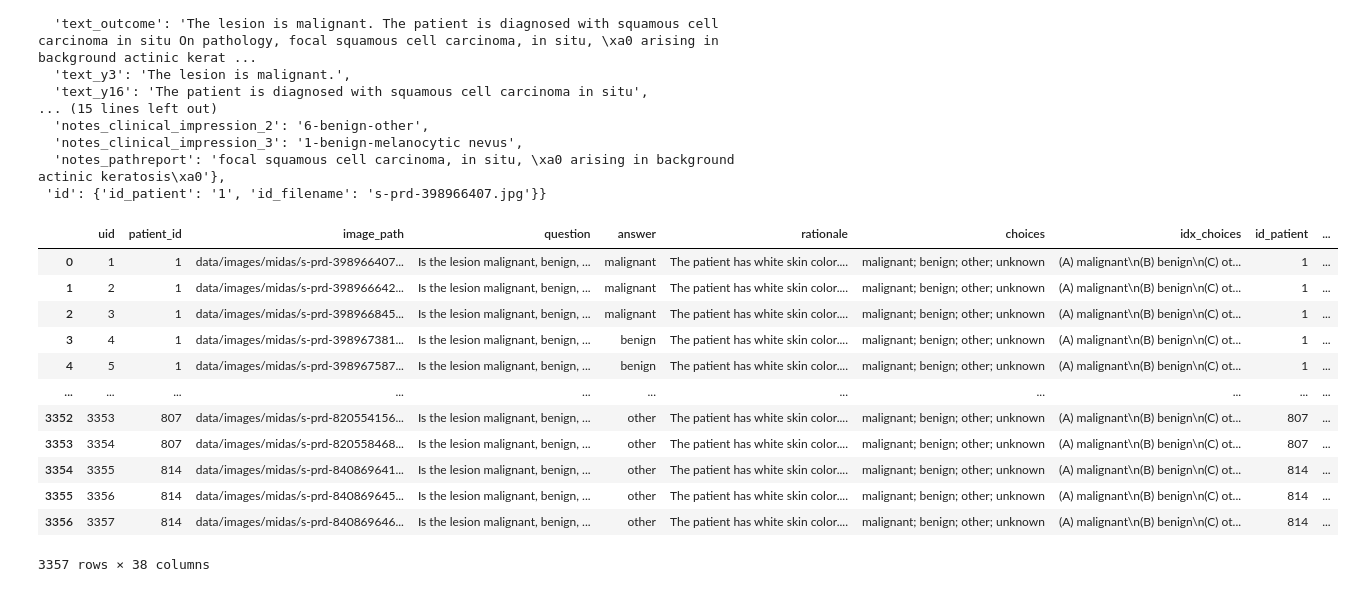
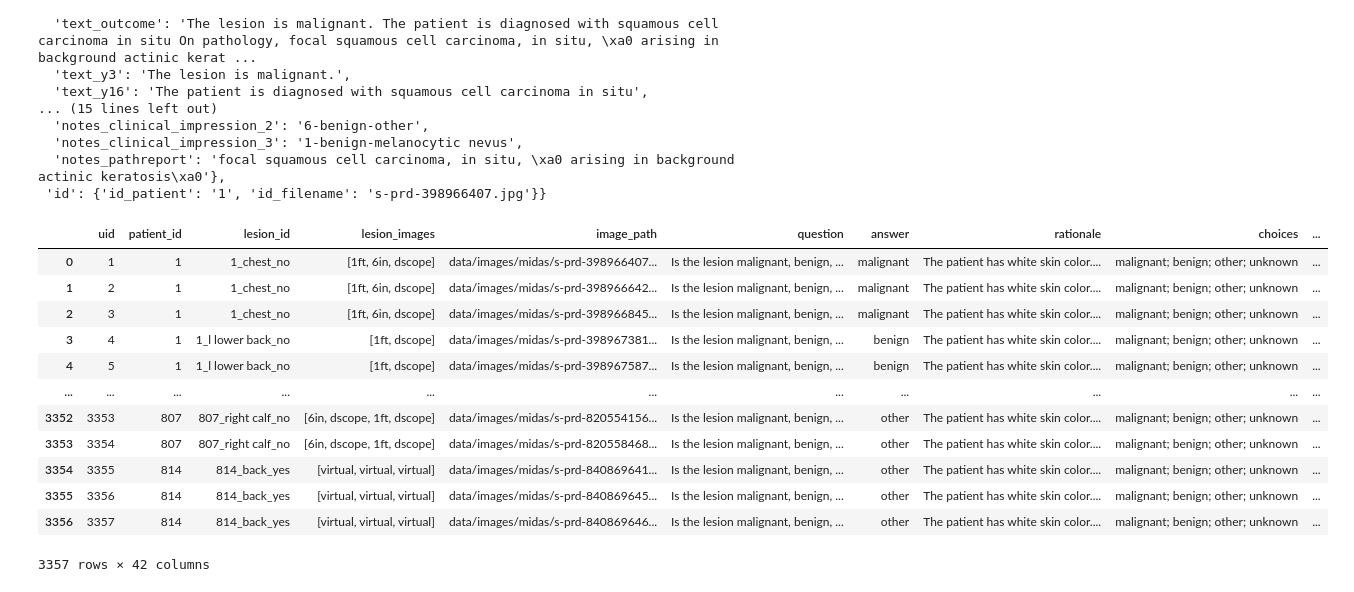
Before and after one commit to JiaxingQiu/derm_vlms, a Jupyter notebook: data_utils/data_process.ipynb, the cells around one changed output. Saved outputs shown, nothing was run; the diff lists cells and outputs as text; code cells hidden in the pictures.

Commit message:
add lesion id and image types per lesion

```diff
--- a/data_utils/data_process.ipynb
+++ b/data_utils/data_process.ipynb
@@ -60,46 +60,47 @@ train_dataset[0]
 # %%
 # # read train.parquet
 # tmp_df = pd.read_parquet("train.parquet")
 # tmp_df.head()
 # tmp_df['choices'].value_counts()
 # tmp_df['idx_choices'].value_counts()
 
 
 df = pd.concat([train_df, val_df, test_df], ignore_index=True)
 df.reset_index(drop=True, inplace=True)
 df['uid'] = df.index + 1
 df['uid'] = df['uid'].astype(int)
 df['patient_id'] = df['id_patient']
+df['lesion_id'] = df['id_lesion']
+df['lesion_images'] = df['id_lesion_images']
 df['image_path'] = "data/images/midas/" + df['id_actual_filename']
 df['question'] = "Is the lesion malignant, benign, or other?"
 df['answer'] = df['y3']
 df['rationale'] = df['text_x_skincolor'] + " " +  df['text_x_skintone'] + " " + df['text_x_location']
 df['choices'] = "malignant; benign; other; unknown"
 df['idx_choices'] = "(A) malignant\n(B) benign\n(C) other\n(D) unknown"
 df.head()
 
-keep_cols = ['uid', 'patient_id', 'image_path', 'question', 'answer', 'rationale', 'choices', 'idx_choices']
+keep_cols = ['uid', 'patient_id', 'lesion_id', 'lesion_images', 'image_path', 'question', 'answer', 'rationale', 'choices', 'idx_choices']
 other_cols = df.columns[~df.columns.isin(keep_cols)]
 cols2remove = ["text_full", "text_outcome", "id_actual_filename", "id_filename"]
 df = df[keep_cols + list(other_cols[~other_cols.isin(cols2remove)])]
-# save to parquet
-# df.to_parquet("data_share/midas_share.parquet", index=False)
 
-# df
+df.to_parquet("data_share/midas_share.parquet", index=False)
+df
 # %% [output]
-|  | uid | patient_id | image_path | question | answer | rationale | choices | idx_choices | id_patient | ... |
-| 0 | 1 | 1 | data/images/midas/s-prd-398966407... | Is the lesion malignant, benign, ... | malignant | The patient has white skin color.... | malignant; benign; other; unknown | (A) malignant\n(B) benign\n(C) ot... | 1 | ... |
-| 1 | 2 | 1 | data/images/midas/s-prd-398966642... | Is the lesion malignant, benign, ... | malignant | The patient has white skin color.... | malignant; benign; other; unknown | (A) malignant\n(B) benign\n(C) ot... | 1 | ... |
-| 2 | 3 | 1 | data/images/midas/s-prd-398966845... | Is the lesion malignant, benign, ... | malignant | The patient has white skin color.... | malignant; benign; other; unknown | (A) malignant\n(B) benign\n(C) ot... | 1 | ... |
-| 3 | 4 | 1 | data/images/midas/s-prd-398967381... | Is the lesion malignant, benign, ... | benign | The patient has white skin color.... | malignant; benign; other; unknown | (A) malignant\n(B) benign\n(C) ot... | 1 | ... |
-| 4 | 5 | 1 | data/images/midas/s-prd-398967587... | Is the lesion malignant, benign, ... | benign | The patient has white skin color.... | malignant; benign; other; unknown | (A) malignant\n(B) benign\n(C) ot... | 1 | ... |
+|  | uid | patient_id | lesion_id | lesion_images | image_path | question | answer | rationale | choices | ... |
+| 0 | 1 | 1 | 1_chest_no | [1ft, 6in, dscope] | data/images/midas/s-prd-398966407... | Is the lesion malignant, benign, ... | malignant | The patient has white skin color.... | malignant; benign; other; unknown | ... |
+| 1 | 2 | 1 | 1_chest_no | [1ft, 6in, dscope] | data/images/midas/s-prd-398966642... | Is the lesion malignant, benign, ... | malignant | The patient has white skin color.... | malignant; benign; other; unknown | ... |
+| 2 | 3 | 1 | 1_chest_no | [1ft, 6in, dscope] | data/images/midas/s-prd-398966845... | Is the lesion malignant, benign, ... | malignant | The patient has white skin color.... | malignant; benign; other; unknown | ... |
+| 3 | 4 | 1 | 1_l lower back_no | [1ft, dscope] | data/images/midas/s-prd-398967381... | Is the lesion malignant, benign, ... | benign | The patient has white skin color.... | malignant; benign; other; unknown | ... |
+| 4 | 5 | 1 | 1_l lower back_no | [1ft, dscope] | data/images/midas/s-prd-398967587... | Is the lesion malignant, benign, ... | benign | The patient has white skin color.... | malignant; benign; other; unknown | ... |
 | ... | ... | ... | ... | ... | ... | ... | ... | ... | ... | ... |
-| 3352 | 3353 | 807 | data/images/midas/s-prd-820554156... | Is the lesion malignant, benign, ... | other | The patient has white skin color.... | malignant; benign; other; unknown | (A) malignant\n(B) benign\n(C) ot... | 807 | ... |
-| 3353 | 3354 | 807 | data/images/midas/s-prd-820558468... | Is the lesion malignant, benign, ... | other | The patient has white skin color.... | malignant; benign; other; unknown | (A) malignant\n(B) benign\n(C) ot... | 807 | ... |
-| 3354 | 3355 | 814 | data/images/midas/s-prd-840869641... | Is the lesion malignant, benign, ... | other | The patient has white skin color.... | malignant; benign; other; unknown | (A) malignant\n(B) benign\n(C) ot... | 814 | ... |
-| 3355 | 3356 | 814 | data/images/midas/s-prd-840869645... | Is the lesion malignant, benign, ... | other | The patient has white skin color.... | malignant; benign; other; unknown | (A) malignant\n(B) benign\n(C) ot... | 814 | ... |
-| 3356 | 3357 | 814 | data/images/midas/s-prd-840869646... | Is the lesion malignant, benign, ... | other | The patient has white skin color.... | malignant; benign; other; unknown | (A) malignant\n(B) benign\n(C) ot... | 814 | ... |
+| 3352 | 3353 | 807 | 807_right calf_no | [6in, dscope, 1ft, dscope] | data/images/midas/s-prd-820554156... | Is the lesion malignant, benign, ... | other | The patient has white skin color.... | malignant; benign; other; unknown | ... |
+| 3353 | 3354 | 807 | 807_right calf_no | [6in, dscope, 1ft, dscope] | data/images/midas/s-prd-820558468... | Is the lesion malignant, benign, ... | other | The patient has white skin color.... | malignant; benign; other; unknown | ... |
+| 3354 | 3355 | 814 | 814_back_yes | [virtual, virtual, virtual] | data/images/midas/s-prd-840869641... | Is the lesion malignant, benign, ... | other | The patient has white skin color.... | malignant; benign; other; unknown | ... |
+| 3355 | 3356 | 814 | 814_back_yes | [virtual, virtual, virtual] | data/images/midas/s-prd-840869645... | Is the lesion malignant, benign, ... | other | The patient has white skin color.... | malignant; benign; other; unknown | ... |
+| 3356 | 3357 | 814 | 814_back_yes | [virtual, virtual, virtual] | data/images/midas/s-prd-840869646... | Is the lesion malignant, benign, ... | other | The patient has white skin color.... | malignant; benign; other; unknown | ... |
-3357 rows × 38 columns
+3357 rows × 42 columns
 # %%
 import json
 
```
Also changed, not shown: parts of 3 cells of this notebook, 1 other file.
